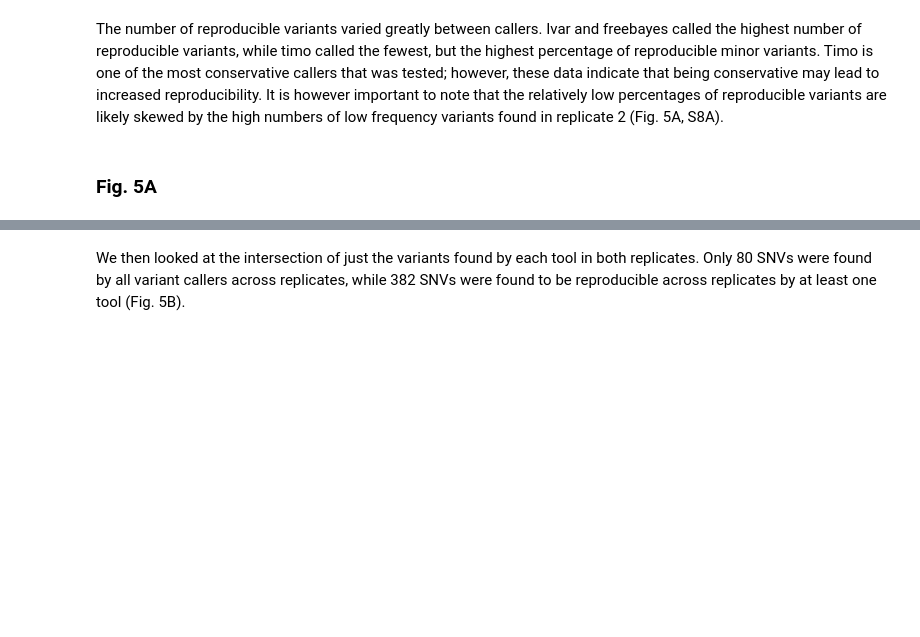
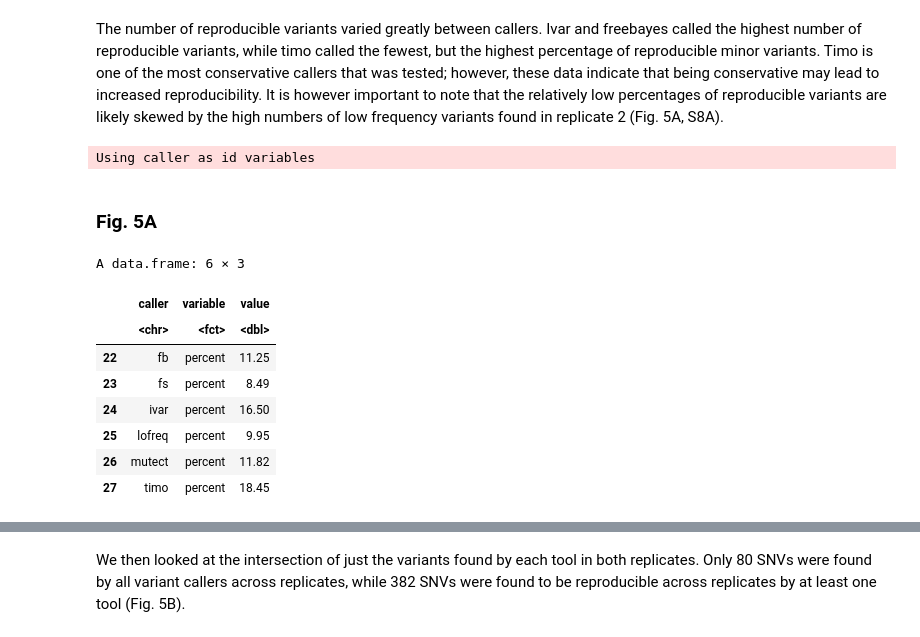
Before and after one commit to MarissaKnoll/Optimized-Quantification-of-Intrahost-Viral-Diversity, a Jupyter notebook: analysis_code/Fig5.ipynb, the cells around one changed output, grey strips where cells are left out. Cells and saved outputs as stored; diff of their text form; code cells hidden in the pictures; blank space fills up the shorter version.

```diff
--- a/analysis_code/Fig5.ipynb
+++ b/analysis_code/Fig5.ipynb
@@ -240,6 +275,7 @@ caller.lists <- list(fb_list, fs_list, ivar_list, lofreq_list, mutect_list, timo
 # %%
 repro <- data.frame()
-for(i in caller.lists) {
+
+for(i in cr_list) {
     both <- get.venn.partitions(i)[1,5]
     rep1 <- get.venn.partitions(i)[3,5] + get.venn.partitions(i)[1,5]
     rep2 <- get.venn.partitions(i)[2,5] + get.venn.partitions(i)[1,5]
@@ -258,8 +294,22 @@ repro <- repro %>% mutate(percent = (both/(rep1+rep2))*100)
 
 repro <- melt(repro)
 repro$value <- round(repro$value, 2)
+# %% [output]
+Using caller as id variables
 # %% [markdown]
 ### Fig. 5A
+# %%
+head(subset(repro, variable == 'percent'))
+# %% [output]
+A data.frame: 6 × 3
+|  | caller | variable | value |
+|  | <chr> | <fct> | <dbl> |
+| 22 | fb | percent | 11.25 |
+| 23 | fs | percent | 8.49 |
+| 24 | ivar | percent | 16.50 |
+| 25 | lofreq | percent | 9.95 |
+| 26 | mutect | percent | 11.82 |
+| 27 | timo | percent | 18.45 |
 # %%
 options(repr.plot.width=6, repr.plot.height=4)
 num_plot <- ggplot() +
```
Also changed, not shown: parts of 16 cells of this notebook.
